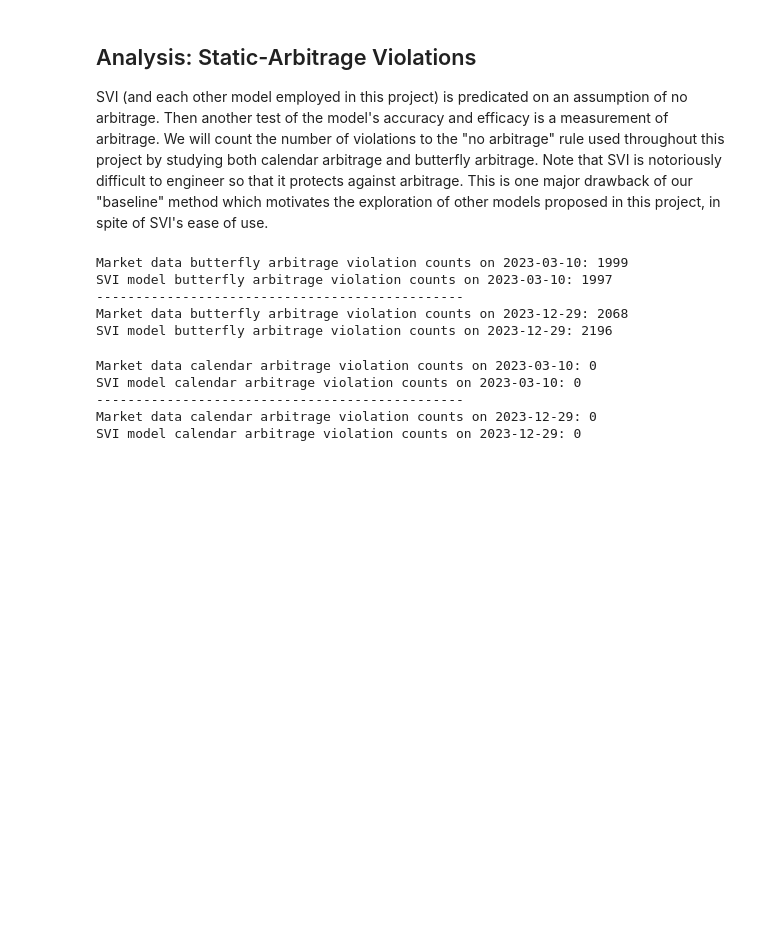
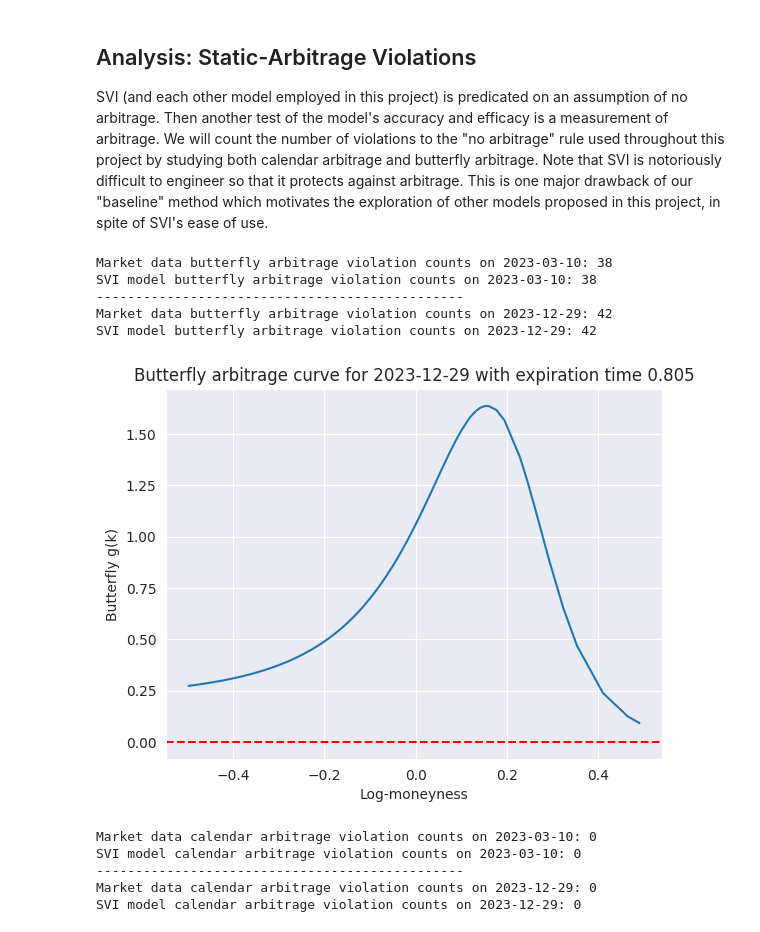
Before and after one commit to UranMai/Quant-Finance-project, a Jupyter notebook: models/svi.ipynb, the cells around one changed output. Cells and saved outputs as stored; diff of their text form; code cells hidden in the pictures; blank space fills up the shorter version.

```diff
--- a/models/svi.ipynb
+++ b/models/svi.ipynb
@@ -211,7 +215,9 @@ def SVI_surface(frame):
   frame = pd.DataFrame with columns log_moneyness, iv, tau
 
   Output:
-
+  pd.DataFrame with columns: log_moneyness, underlying_last, mid, strike, tau, total_var, type, is_holdout,
+  market_iv, market_var, svi_iv, svi_vars
+  i.e., maintains columns of interest for analysis, and adds columns tabulating results from SVI
   '''
   surface = pd.DataFrame()
 
@@ -385,9 +391,9 @@ plt.show()
 # %%
 ## plot IV smile slices for several maturities, tau
 qd = '2023-3-10'
-df1 = df[df['quote_date']==qd]
+df1_mar = df[df['quote_date']==qd]
 
-taus = np.sort(df1["tau"].round(3).unique())
+taus = np.sort(df1_mar["tau"].round(3).unique())
 n_plots = 15   # how many plots to build
 used_taus = taus[np.linspace(0, len(taus)-1, n_plots).astype(int)]   # choose 15 evenly spaced taus, rounding to an integer, if needed
 
@@ -396,7 +402,7 @@ fig.suptitle(f"Volatility curve versus maturity for quote date {qd}", fontsize=1
 axes = np.array(axes).reshape(-1)
 
 for ax, tau in zip(axes, used_taus):
-    df2 = df1[df1["tau"].round(3) == tau]
+    df2 = df1_mar[df1_mar["tau"].round(3) == tau]
 
     x = df2['log_moneyness']
     x1,y1 = zip(*sorted(zip(x, df2["iv"])))
@@ -593,11 +650,11 @@ qd = '2023-03-10'
 surf = surf_mar10
 
 ## market data
-market_butterfly = butterfly_viol_count(surf['strike'], surf['market_iv'], surf['mid'])
+market_butterfly = butterfly_viol_count(surf, 'market')
 print(f'Market data butterfly arbitrage violation counts on {qd}: {len(market_butterfly)}')
 
 ## svi
-SVI_butterfly = butterfly_viol_count(surf['strike'], surf['svi_iv'], surf['SVI_price'] )
+SVI_butterfly = butterfly_viol_count(surf, 'svi' )
 print(f'SVI model butterfly arbitrage violation counts on {qd}: {len(SVI_butterfly)}')
 
 
@@ -607,18 +664,36 @@ qd = '2023-12-29'
 surf = surf_dec29
 
 ## market data
-market_butterfly = butterfly_viol_count(surf['strike'], surf['market_iv'], surf['mid'])
+market_butterfly = butterfly_viol_count(surf, 'market')
 print(f'Market data butterfly arbitrage violation counts on {qd}: {len(market_butterfly)}')
 
 ## svi
-SVI_butterfly = butterfly_viol_count(surf['strike'], surf['svi_iv'], surf['SVI_price'] )
+SVI_butterfly = butterfly_viol_count(surf, 'svi' )
 print(f'SVI model butterfly arbitrage violation counts on {qd}: {len(SVI_butterfly)}')
 # %% [output]
-Market data butterfly arbitrage violation counts on 2023-03-10: 1999
-SVI model butterfly arbitrage violation counts on 2023-03-10: 1997
+Market data butterfly arbitrage violation counts on 2023-03-10: 38
+SVI model butterfly arbitrage violation counts on 2023-03-10: 38
 -----------------------------------------------
-Market data butterfly arbitrage violation counts on 2023-12-29: 2068
-SVI model butterfly arbitrage violation counts on 2023-12-29: 2196
+Market data butterfly arbitrage violation counts on 2023-12-29: 42
+SVI model butterfly arbitrage violation counts on 2023-12-29: 42
+# %%
+## butterfly arbitrage sample plot
+
+surf = surf_dec29
+
+taus = sorted(surf['tau'].round(3).unique())
+magic_tau = taus[39]    # choose your favorite tau (recall there are 42 unique ones)
+
+
+plt.plot(surf[surf['tau'].round(3)==tau]['log_moneyness'], gk(surf,tau,'svi'))
+plt.xlabel('Log-moneyness')
+plt.ylabel('Butterfly g(k)')
+plt.axhline(0.0, linestyle="--", color="red", label="No-arbitrage boundary")
+plt.title(f'Butterfly arbitrage curve for 2023-12-29 with expiration time {magic_tau}')
+
+plt.show()
+# %% [output]
+[figure, added]
 # %%
 def calendar_viol_count(strikes,taus,vars):
   '''
```
Also changed, not shown: parts of 10 cells of this notebook.
